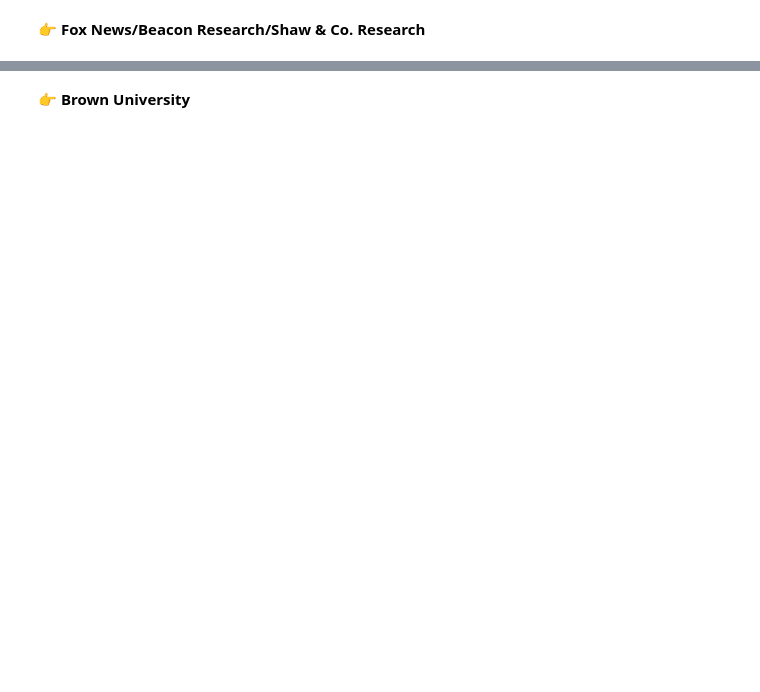
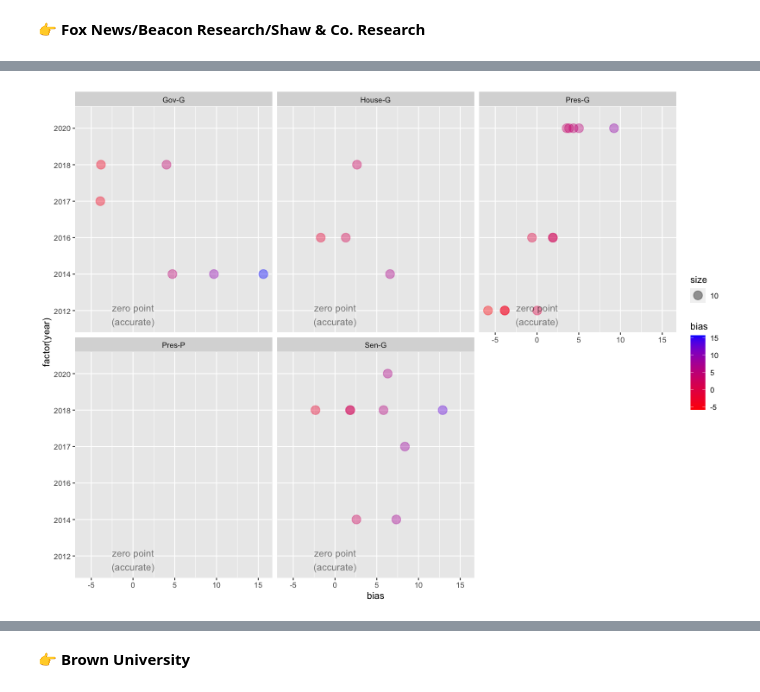
Before and after one commit to data4news-students/polling-exploration-vivek-shalaka, a Jupyter notebook: notebook-3.ipynb, the cells around one changed output, grey strips where cells are left out. Drawn from its saved outputs; the diff is of its cells as text; code cells hidden in the pictures; blank space fills up the shorter version.

```diff
--- a/notebook-3.ipynb
+++ b/notebook-3.ipynb
@@ -196,0 +175,11 @@ ggplot(df_siena) +
+# %%
+%%R -w 800 -h 600
+
+df_fox <- df %>%
+    filter(pollster=='Fox News/Beacon Research/Shaw & Co. Research') # Filter data
+
+ggplot(df_fox) +
+    aes(x=bias, y=factor(year), size=10, color=bias) + scale_color_gradient(low="red", high="blue") +
+    geom_point(alpha=0.4) + facet_wrap(~type_simple) + annotate("text", label="zero point\n(accurate)", x=0, y=0.9, color="black", alpha=0.5)
+# %% [output]
+[figure, added]
```
Also changed, not shown: parts of 29 cells of this notebook.
